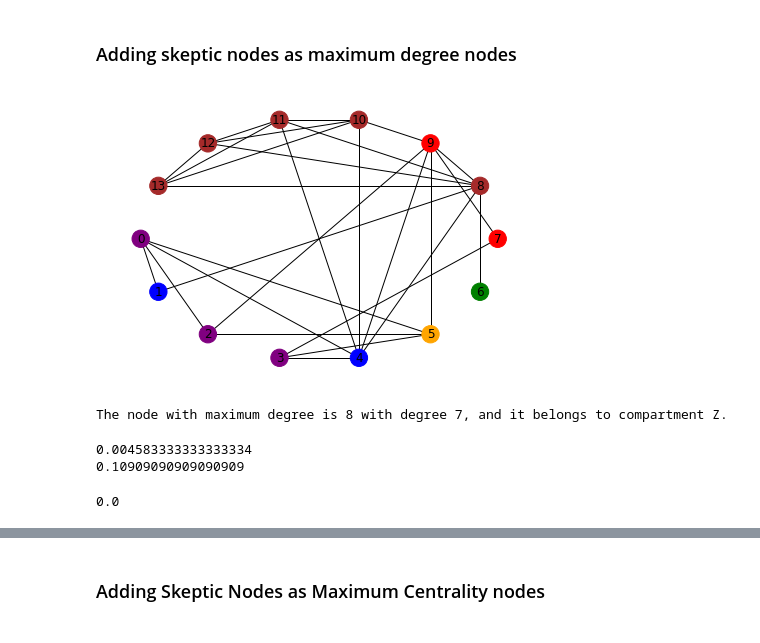
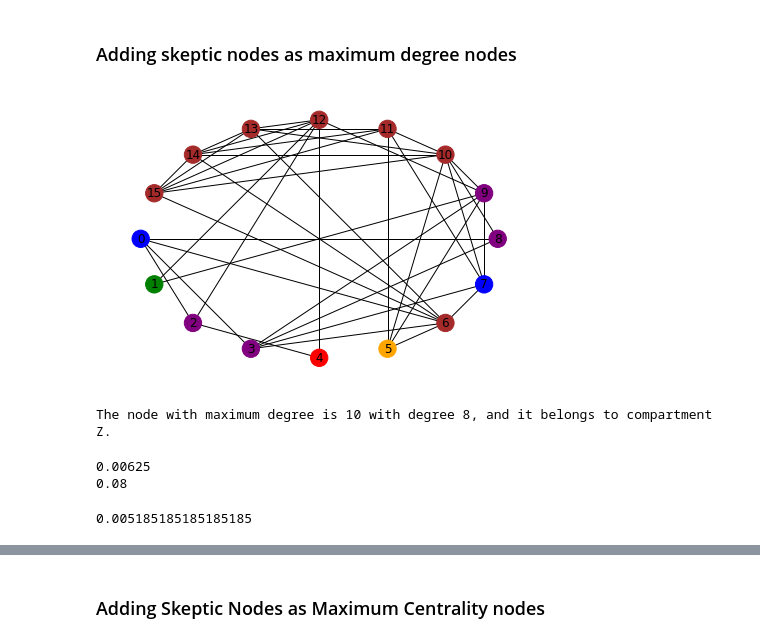
Before and after one commit to sujoyyyy/OSN-Graphs, a Jupyter notebook: sensitivity.ipynb, the cells around one changed output, grey strips where cells are left out. Cells and saved outputs as stored; diff of their text form; code cells hidden in the pictures.

```diff
--- a/sensitivity.ipynb
+++ b/sensitivity.ipynb
@@ -405,16 +407,16 @@ def add_skeptic_nodes(G, n):
         G[u][v]['weight'] = weight
     return G
 # %%
-newmaxdegreeG = add_skeptic_nodes(G,2)
+newmaxdegreeG = add_skeptic_nodes(G,3)
 plot_graph(newmaxdegreeG)
 # %% [output]
-[figure, old version]
+[figure, new version]
 # %%
 max_degree_node, max_degree = max(newmaxdegreeG.degree(), key=lambda x: x[1])
 compartment = newmaxdegreeG.nodes[max_degree_node]['compartment']
 print(f"The node with maximum degree is {max_degree_node} with degree {max_degree}, and it belongs to compartment {compartment}.")
 # %% [output]
-The node with maximum degree is 8 with degree 7, and it belongs to compartment Z.
+The node with maximum degree is 10 with degree 8, and it belongs to compartment Z.
 # %%
 import importlib
 import constants
@@ -438,8 +440,8 @@ d_new = d/calculate_updated_f(newmaxdegreeG)
 print(f_new)
 print(d_new)
 # %% [output]
-0.004583333333333334
-0.10909090909090909
+0.00625
+0.08
 # %%
 def calculate_updated_g(G):
     total_weight = 0
@@ -457,7 +459,7 @@ def calculate_updated_g(G):
 g_new = g * calculate_updated_g(newmaxdegreeG)
 print(g_new)
 # %% [output]
-0.0
+0.005185185185185185
 # %%
 def new_seirmz_sim(G):
     # Create a list of compartment labels for all nodes in the graph
```
Also changed, not shown: parts of 17 cells of this notebook.
